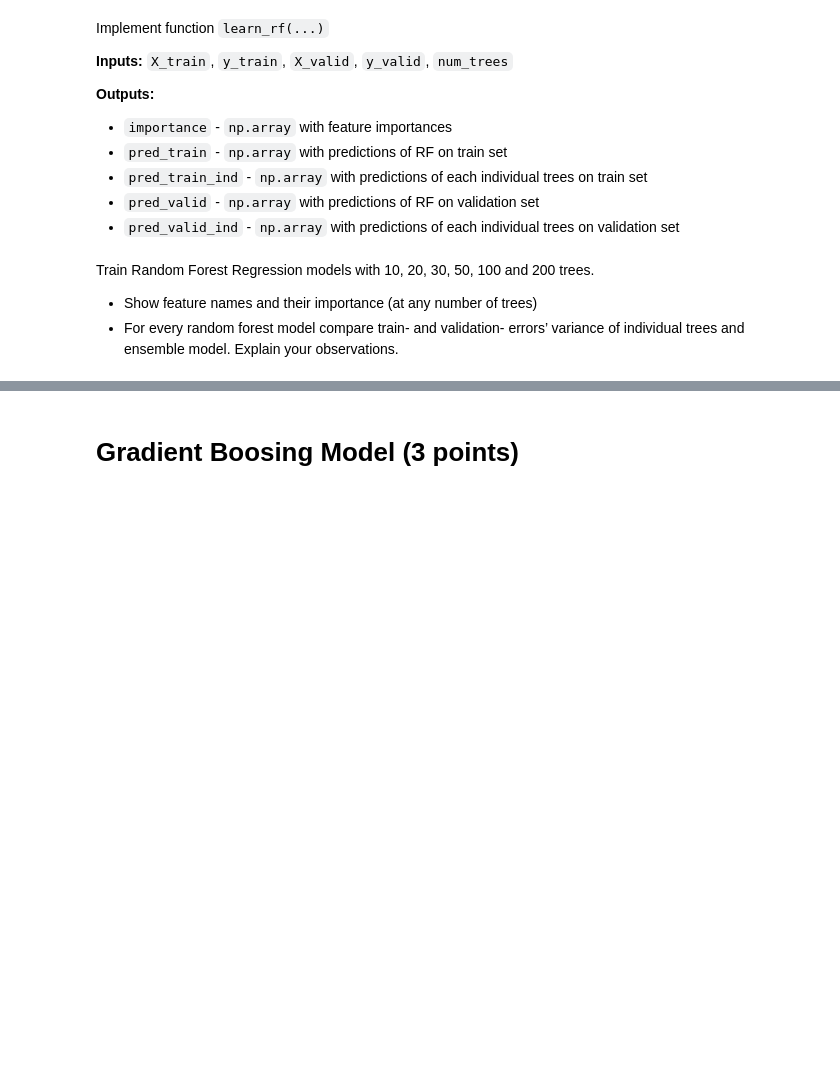
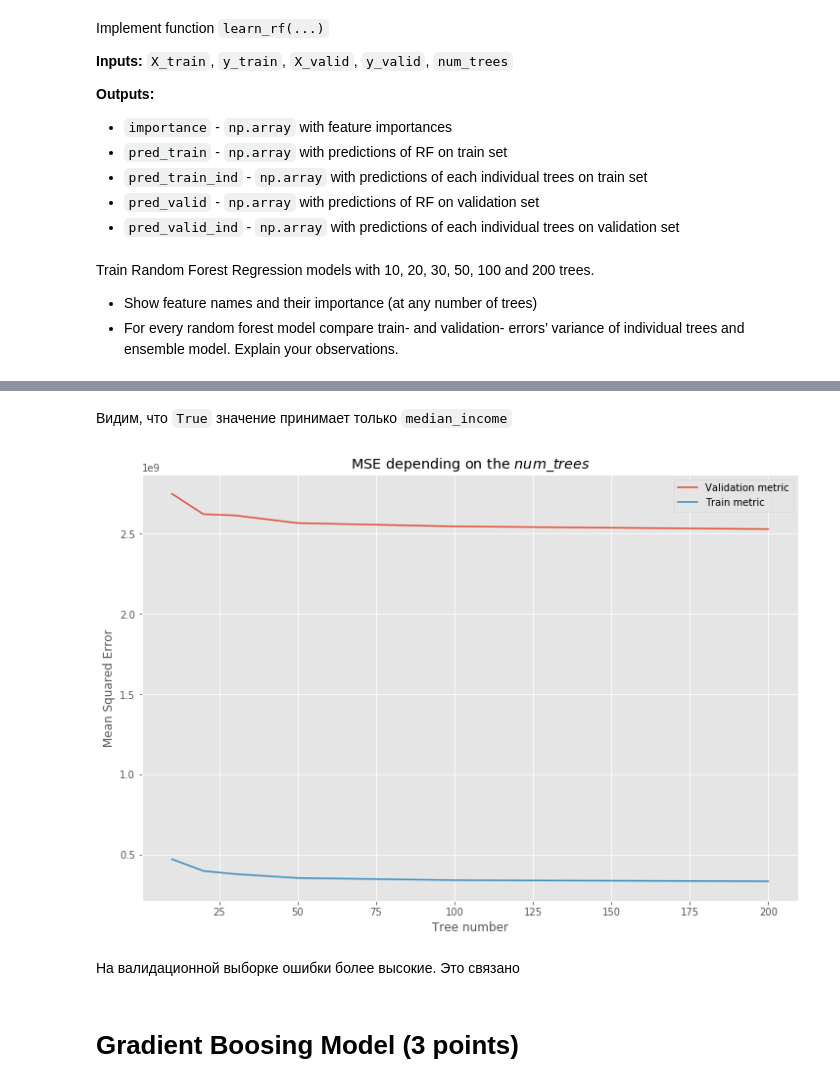
Before and after one commit to Sinopsys/data-analysis-pi, a Jupyter notebook: homeworks/5/hw-ensembles.ipynb, the cells around one changed output, grey strips where cells are left out. Saved outputs shown, nothing was run; the diff lists cells and outputs as text; code cells hidden in the pictures; blank space fills up the shorter version.

```diff
--- a/homeworks/5/hw-ensembles.ipynb
+++ b/homeworks/5/hw-ensembles.ipynb
@@ -150,0 +145,14 @@ array([240900.,  83900., 231700., ..., 165300.,  62000.,  64600.])
+# %%
+results = []
+trees = [10, 20, 30, 50, 100, 200]
+for t in trees:
+    results.append(learn_rf(X_train, y_train, X_valid, y_valid, t))
+# %%
+cols = list(df.drop(['median_house_value'], axis=1).columns)
+# %%
+f_importances = []
+for i in range(len(trees)):
+    f_importances.append({
+        'num_trees': trees[i],
+        'props': dict(zip(cols, results[0]['importance'].astype(bool)))
+    })
@@ -151,3 +179,24 @@ array([240900.,  83900., 231700., ..., 165300.,  62000.,  64600.])
+# %% [markdown]
+Видим, что `True` значение принимает только `median_income`
+# %%
+valid_metric = []
+train_metric = []
+
+for i in results:
+    valid_metric.append(mean_squared_error(y_valid, i['pred_valid'], multioutput='raw_values'))
+    train_metric.append(mean_squared_error(y_train, i['pred_train'], multioutput='raw_values'))
+# %%
+plt.plot(trees, valid_metric, label='Validation metric');
+plt.plot(trees, train_metric, label='Train metric');
+plt.title('MSE depending on the $num\_trees$')
+plt.xlabel('Tree number')
+plt.ylabel('Mean Squared Error')
+plt.legend()
+plt.show();
+# %% [output]
+[figure, added]
+# %% [markdown]
+На валидационной выборке ошибки более высокие. Это связано
 # %% [markdown]
 # Gradient Boosing Model (3 points)
 # %% [markdown]
```
Also changed, not shown: parts of 24 cells of this notebook.
